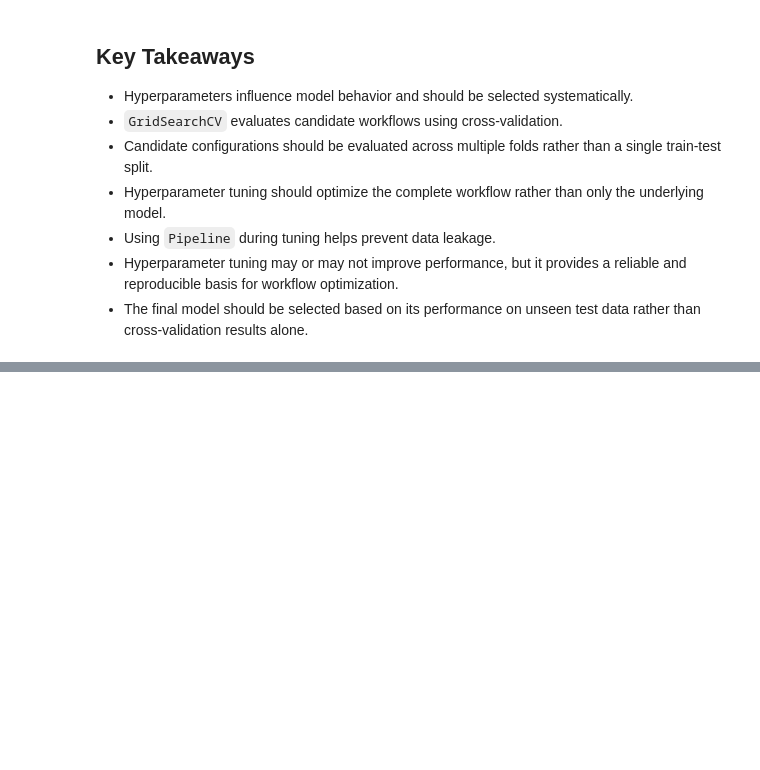
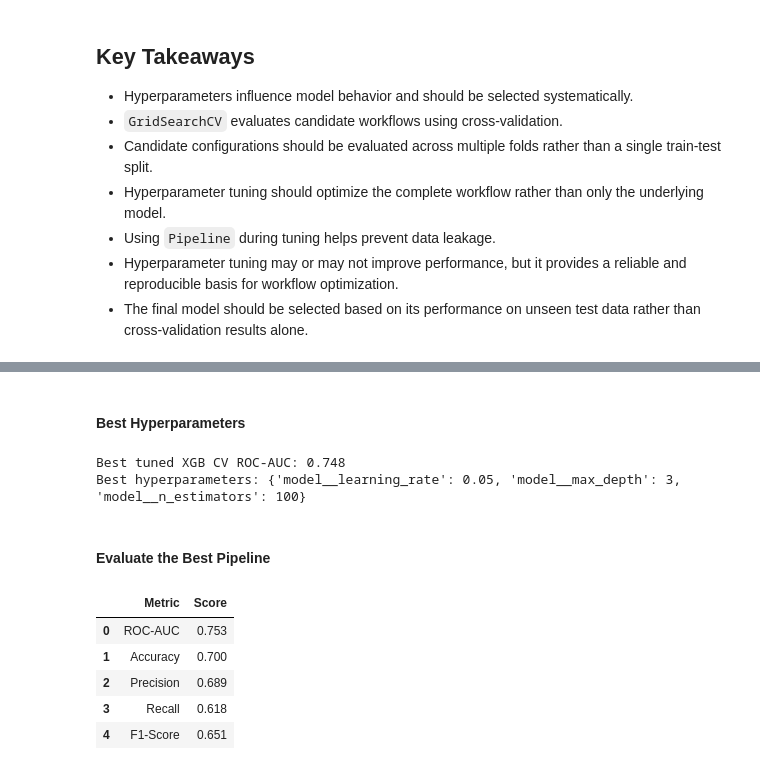
Before and after one commit to AmishaTiwari/ml-model-playbook, a Jupyter notebook: ml_pipelines/ml_pipelines.ipynb, the cells around one changed output, grey strips where cells are left out. Drawn from its saved outputs; the diff is of its cells as text; code cells hidden in the pictures; blank space fills up the shorter version.

```diff
--- a/ml_pipelines/ml_pipelines.ipynb
+++ b/ml_pipelines/ml_pipelines.ipynb
@@ -1331,0 +1474,10 @@ These practices can produce unreliable performance estimates and lead to poor mo
+# %%
+xgb_pipeline = Pipeline(
+    steps=[
+        ("preprocessor", preprocessor),
+        ("model", XGBClassifier(
+            eval_metric="logloss",
+            random_state=RANDOM_STATE
+        ))
+    ]
+)
@@ -1331,0 +1523,36 @@ These practices can produce unreliable performance estimates and lead to poor mo
+# %% [markdown]
+#### Best Hyperparameters
+# %%
+best_xgb_cv_roc_auc = xgb_pipeline_grid.best_score_.round(3)
+
+print(f"Best tuned XGB CV ROC-AUC: {best_xgb_cv_roc_auc}")
+print("Best hyperparameters:", xgb_pipeline_grid.best_params_)
+# %% [output]
+Best tuned XGB CV ROC-AUC: 0.748
+Best hyperparameters: {'model__learning_rate': 0.05, 'model__max_depth': 3, 'model__n_estimators': 100}
+# %% [markdown]
+#### Evaluate the Best Pipeline
+# %%
+xgb_pipeline_best = xgb_pipeline_grid.best_estimator_
+
+y_pred_xgb_pipeline_best = xgb_pipeline_best.predict(X_test)
+
+y_prob_xgb_pipeline_best = (
+    xgb_pipeline_best
+    .predict_proba(X_test)[:, 1]
+)
+
+xgb_pipeline_best_metrics = evaluate_classification_model(
+    y_true=y_test,
+    y_pred=y_pred_xgb_pipeline_best,
+    y_prob=y_prob_xgb_pipeline_best
+)
+
+xgb_pipeline_best_metrics
+# %% [output]
+|  | Metric | Score |
+| 0 | ROC-AUC | 0.753 |
+| 1 | Accuracy | 0.700 |
+| 2 | Precision | 0.689 |
+| 3 | Recall | 0.618 |
+| 4 | F1-Score | 0.651 |
```
Also changed, not shown: parts of 26 cells of this notebook.
